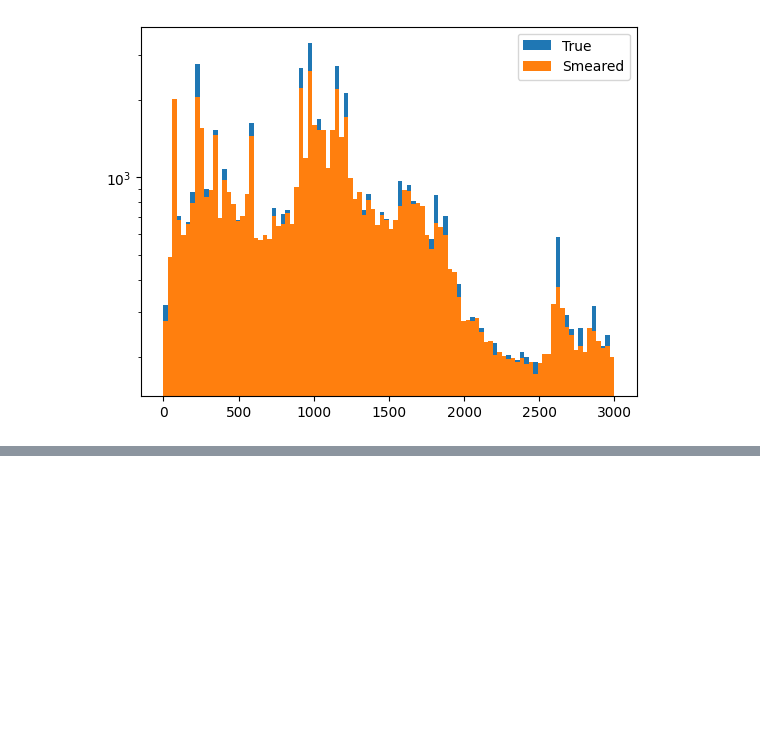
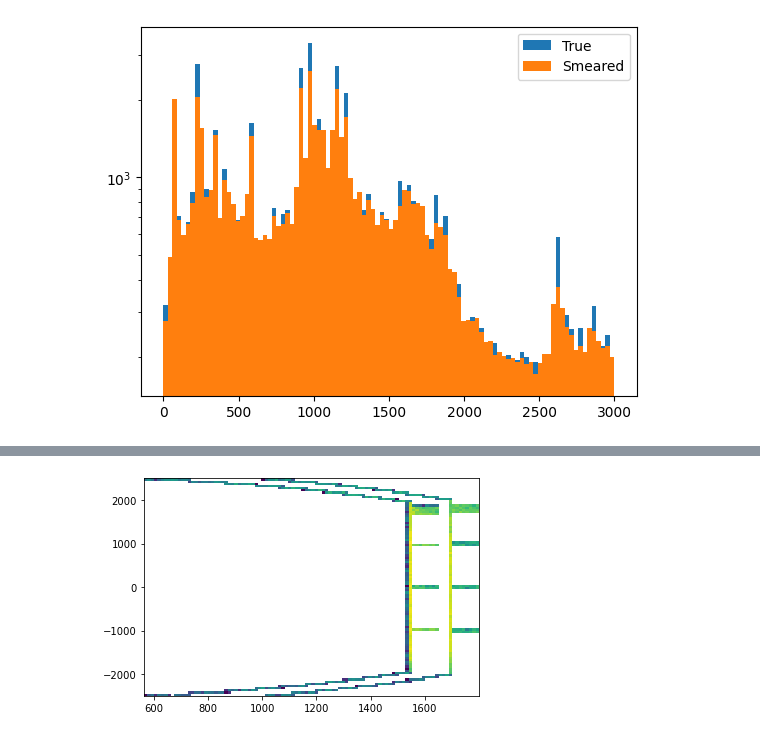
Before and after one commit to jpienaar13/HermeticTPC, a Jupyter notebook: 01_WIS_HTPC.ipynb, the cells around one changed output, grey strips where cells are left out. Saved outputs shown, nothing was run; the diff lists cells and outputs as text; code cells hidden in the pictures; blank space fills up the shorter version.

```diff
--- a/01_WIS_HTPC.ipynb
+++ b/01_WIS_HTPC.ipynb
@@ -166,0 +287,5 @@ plt.show()
+# %%
+plt.hist2d(np.sqrt(flat_df_raw['xp_pri']**2+flat_df_raw['yp_pri']**2), flat_df_raw['zp_pri'],  bins=[100, 100], norm=LogNorm())
+plt.show()
+# %% [output]
+[figure, added]
```
Also changed, not shown: parts of 21 cells of this notebook, 9 other files.
